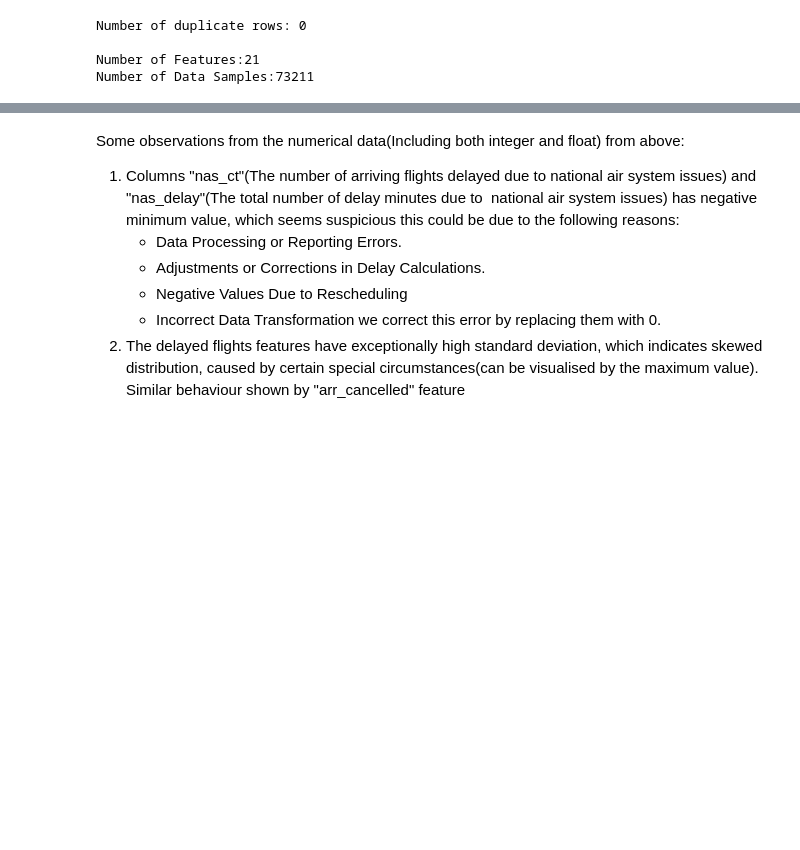
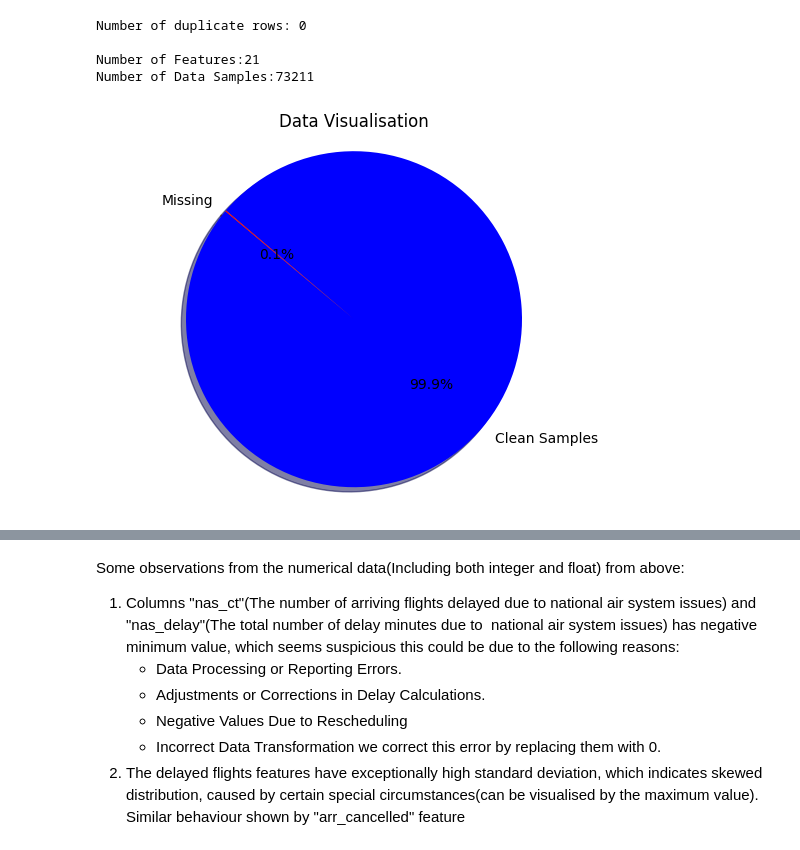
Before and after one commit to shayari21/Flight-Delay-Analysis, a Jupyter notebook: Data_Analysis.ipynb, the cells around one changed output, grey strips where cells are left out. Drawn from its saved outputs; the diff is of its cells as text; code cells hidden in the pictures; blank space fills up the shorter version.

```diff
--- a/Data_Analysis.ipynb
+++ b/Data_Analysis.ipynb
@@ -110,8 +110,9 @@ print(f"Number of Features:{flight_data_df.shape[1]}")
 print(f"Number of Data Samples:{flight_data_df.shape[0]}\n")
 
 Features_aftermissing=flight_data_df.shape[1]
-Columns_aftermissing=flight_data_df.shape[0]
-
+rows_aftermissing=flight_data_df.shape[0]
+rows_removed_missing=Original_Columns-flight_data_df.shape[0]
+features_removed= Original_features-flight_data_df.shape[1]
 #Count of Columns and features removed
 print(f"Number of Features Removed:{Original_features-flight_data_df.shape[1]}")
 print(f"Number of Data Samples Removed:{Original_Columns-flight_data_df.shape[0]}")
@@ -133,7 +134,7 @@ print(f"Number of duplicate rows: {duplicates}\n")
 flight_data_df.drop_duplicates(inplace=True)
 
 Features_afterduplicates=flight_data_df.shape[1]
-Columns_afterduplicates=flight_data_df.shape[0]
+rows_afterduplicates=flight_data_df.shape[0]
 
 #getting count of number of features and number of data samples after removing duplicate data samples
 print(f"Number of Features:{flight_data_df.shape[1]}")
@@ -143,3 +144,17 @@ Number of duplicate rows: 0
 
 Number of Features:21
 Number of Data Samples:73211
+# %%
+total_samples=73282
+# Data to plot
+labels = ['Clean Samples', 'Missing']
+sizes = [rows_afterduplicates,  rows_removed_missing]  # Percentages or values
+colors = ['Blue', 'Red']
+
+plt.pie(sizes, labels=labels, colors=colors, autopct='%1.1f%%', shadow=True, startangle=140)
+
+plt.axis('equal')  # Equal aspect ratio ensures that pie is drawn as a circle.
+plt.title('Data Visualisation')
+plt.show()
+# %% [output]
+[figure, added]
```
Also changed, not shown: parts of 5 cells of this notebook.
